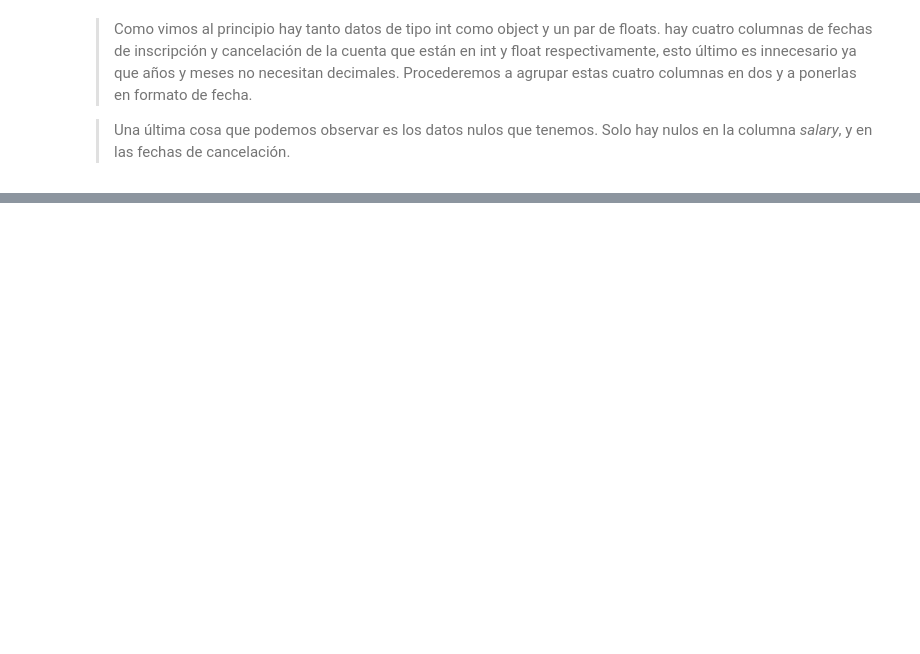
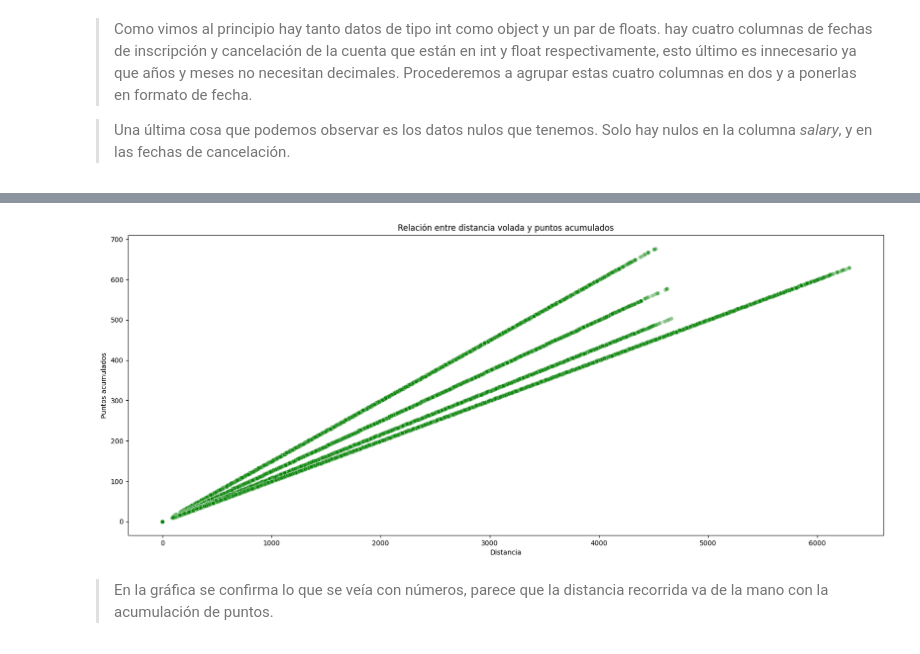
Before and after one commit to Adalab/bda-modulo-3-evaluacion-final-jenniferamosmerino-gif, a Jupyter notebook: Ejercicio_evaluacion_jennifer.ipynb, the cells around one changed output, grey strips where cells are left out. Cells and saved outputs as stored; diff of their text form; code cells hidden in the pictures; blank space fills up the shorter version.

```diff
--- a/Ejercicio_evaluacion_jennifer.ipynb
+++ b/Ejercicio_evaluacion_jennifer.ipynb
@@ -243,0 +283,4 @@ dtype: float64
+# %%
+## Utilizaremos un merge para unir ambas tablas por la columna común:
+df_datos_totales = df_clientes.merge(df_vuelos_info, left_on= "Loyalty Number", right_on= "Loyalty Number")
+df_datos_totales.head()
@@ -243,0 +394,18 @@ dtype: float64
+# %%
+## Visualización
+plt.figure(figsize =(20,8))
+sns.scatterplot(
+    data=df_datos_totales,
+    x="Distance",
+    y="Points Accumulated",
+    alpha=0.4,
+    color="green"
+)
+plt.title("Relación entre distancia volada y puntos acumulados")
+plt.xlabel("Distancia")
+plt.ylabel("Puntos acumulados")
+plt.show()
+# %% [output]
+[figure, added]
+# %% [markdown]
+>En la gráfica se confirma lo que se veía con números, parece que la distancia recorrida va de la mano con la acumulación de puntos.
```
Also changed, not shown: parts of 73 cells of this notebook, 2 other files.
